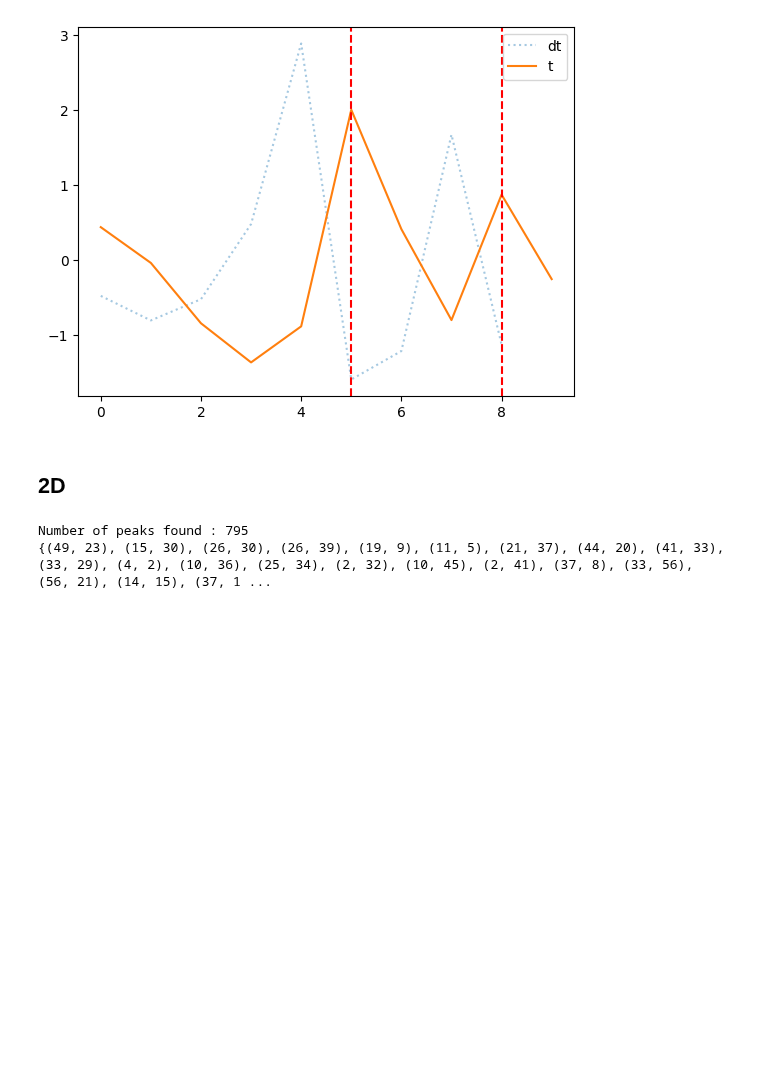
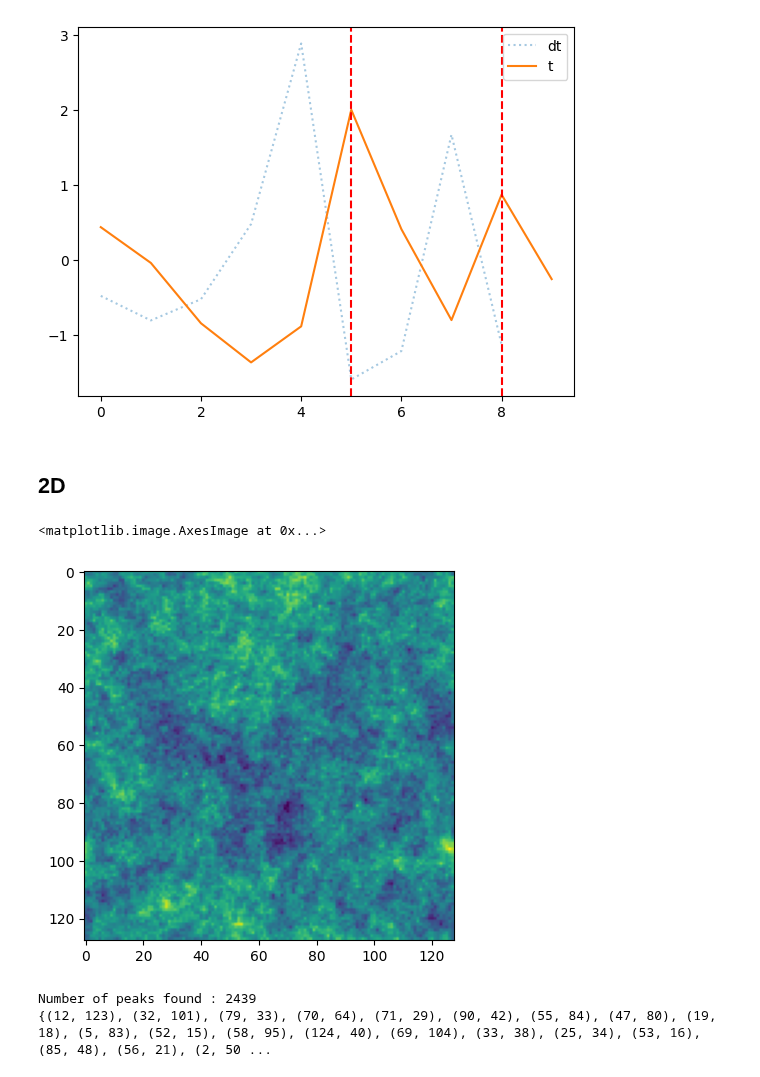
Before and after one commit to khchoi-physik/pbh_simulations, a Jupyter notebook: fem_test_peaks_counts.ipynb, the cells around one changed output. Saved outputs shown, nothing was run; the diff lists cells and outputs as text; code cells hidden in the pictures; blank space fills up the shorter version.

```diff
--- a/fem_test_peaks_counts.ipynb
+++ b/fem_test_peaks_counts.ipynb
@@ -32,9 +94,14 @@ plt.legend()
+# %%
+plt.imshow(grf)
+# %% [output]
+<matplotlib.image.AxesImage at 0x...>
+[figure, added]
 # %%
 # @title Method two using derivatives
 
 
-mm=64
-grf = np.random.randn(mm, mm)  # Replace with your actual grf array
+# mm=64
+# grf = np.random.randn(mm, mm)  # Replace with your actual grf array
 
 grf= np.abs(grf)
 cdx_grf = (grf[1: ,:] - grf[:-1, : ])
@@ -57,8 +124,8 @@ peaks_2d_fem = peaks_set_y & peaks_set_x
 print('Number of peaks found :', len(peaks_2d_fem))
 print(peaks_2d_fem)
 # %% [output]
-Number of peaks found : 795
-{(49, 23), (15, 30), (26, 30), (26, 39), (19, 9), (11, 5), (21, 37), (44, 20), (41, 33), (33, 29), (4, 2), (10, 36), (25, 34), (2, 32), (10, 45), (2, 41), (37, 8), (33, 56), (56, 21), (14, 15), (37, 1 ...
+Number of peaks found : 2439
+{(12, 123), (32, 101), (79, 33), (70, 64), (71, 29), (90, 42), (55, 84), (47, 80), (19, 18), (5, 83), (52, 15), (58, 95), (124, 40), (69, 104), (33, 38), (25, 34), (53, 16), (85, 48), (56, 21), (2, 50 ...
 # %%
 cdx_grf = np.diff(grf, axis=0)
 cdy_grf = np.diff(grf, axis=1)
```
Also changed, not shown: parts of 9 cells of this notebook.
